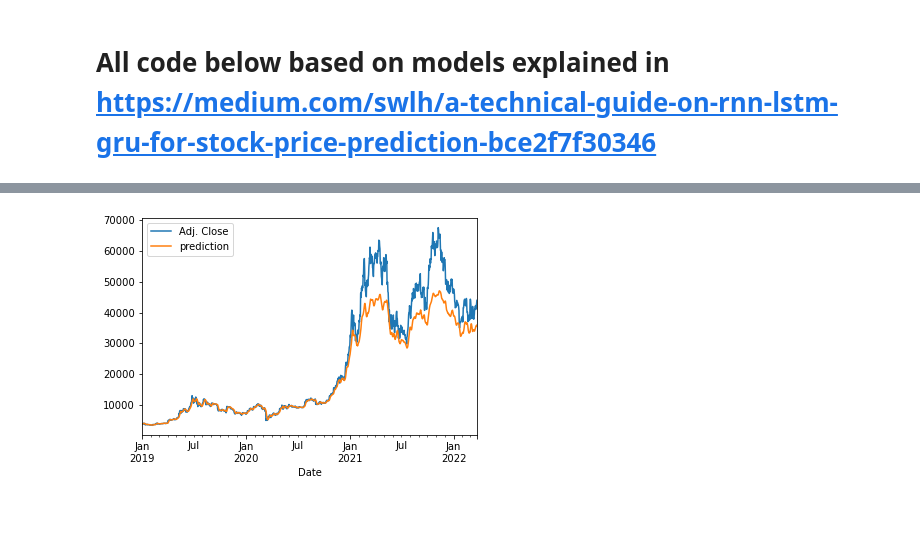
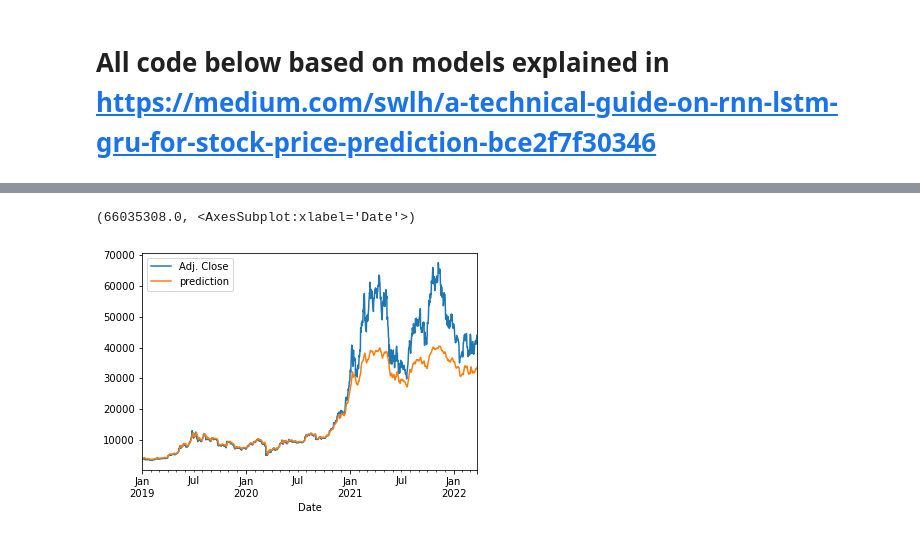
Before and after one commit to coding-capstone/cryptocrier-ML, a Jupyter notebook: model/train_prediction.ipynb, the cells around one changed output, grey strips where cells are left out. Saved outputs shown, nothing was run; the diff lists cells and outputs as text; code cells hidden in the pictures.

```diff
--- a/model/train_prediction.ipynb
+++ b/model/train_prediction.ipynb
@@ -295,6 +218,12 @@ def actual_pred_plot(preds):
     m = MeanSquaredError()
     m.update_state(np.array(actual_pred['Adj. Close']),np.array(actual_pred['prediction']))
 
+
+    rmse=sqrt(mean_squared_error(actual_pred['Adj. Close'],actual_pred['prediction']))
+
+    print('rmse: ', rmse)
+
+
     return (m.result().numpy(), actual_pred.plot() )
 
 actual_pred_plot(rnn_predictions)
@@ -454,4 +326,7 @@ actual_pred_plot(LSTM_prediction)
 # %%
+# the same data is used with GRU architecture instead of simple rnn
+%%time
+
 def GRU_model(X_train, y_train, X_test, sc):
     # create a model
     from keras.models import Sequential
@@ -468,7 +343,7 @@ def GRU_model(X_train, y_train, X_test, sc):
     my_GRU_model.add(Dense(units=2))
 
     # Compiling the RNN
-    my_GRU_model.compile(optimizer=SGD(lr=0.01, decay=1e-7, momentum=0.9, nesterov=False),loss='mean_squared_error')
+    my_GRU_model.compile(optimizer=SGD(learning_rate=0.5, decay=1e-7, momentum=0.9, nesterov=False),loss='mean_squared_error')
     # Fitting to the training set
     my_GRU_model.fit(X_train,y_train,epochs=50,batch_size=150, verbose=0)
 
@@ -485,2 +362,3 @@ actual_pred_plot(GRU_prediction)
+(66035308.0, <AxesSubplot:xlabel='Date'>)
-[figure, old version]
+[figure, new version]
 # %%
```
Also changed, not shown: parts of 40 cells of this notebook.
